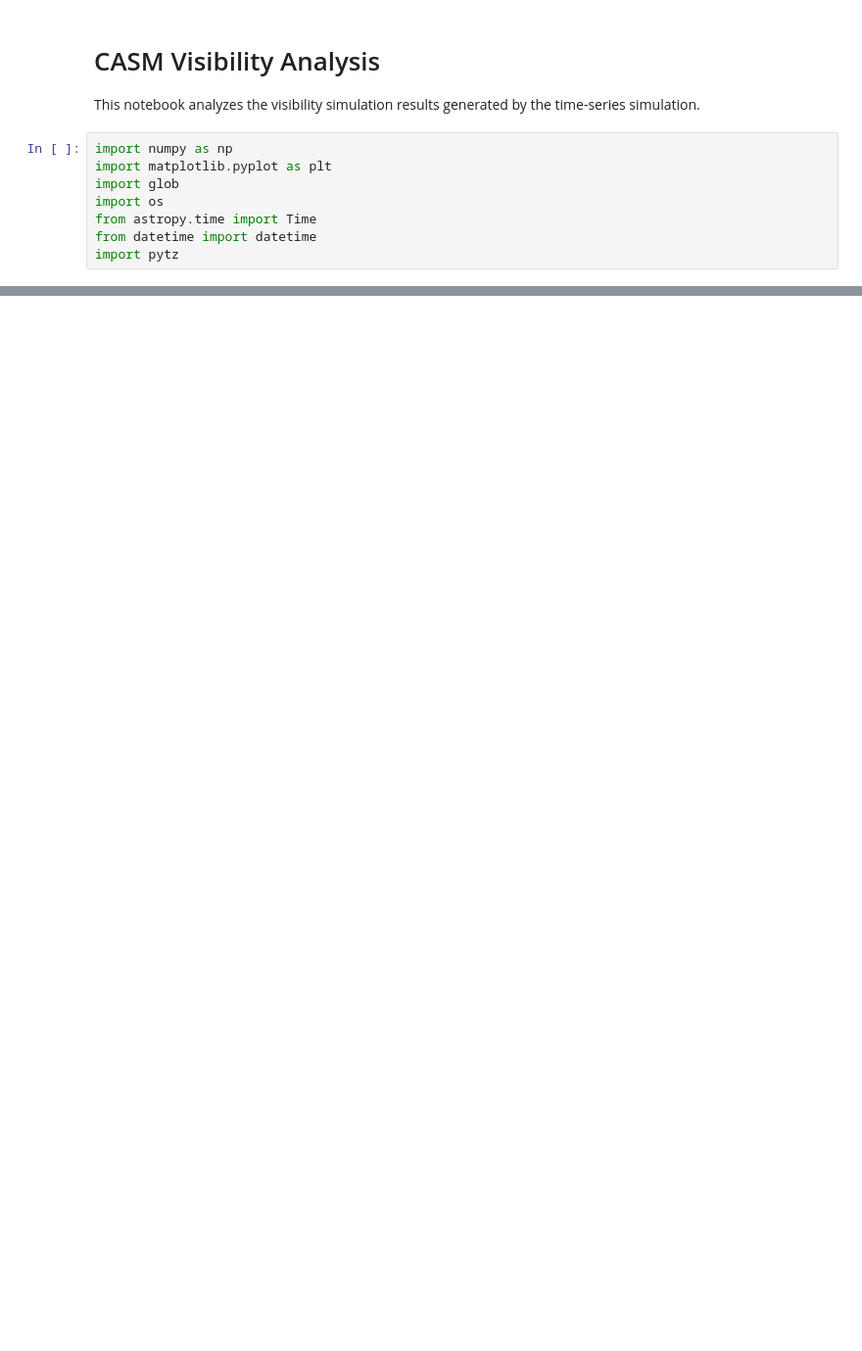
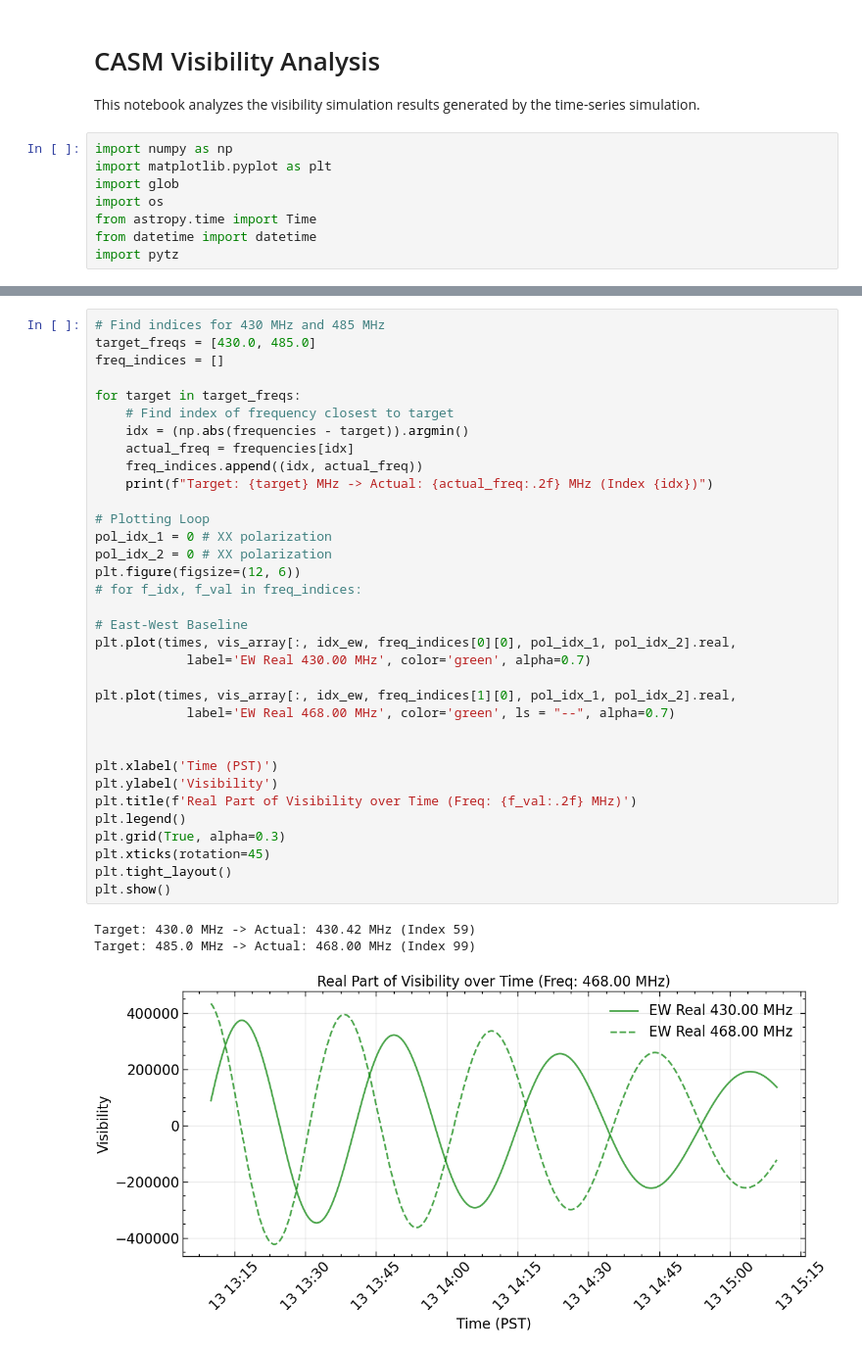
Before and after one commit to Coherent-All-Sky-Monitor/vis-sim, a Jupyter notebook: vis_analyze.ipynb, the cells around one changed output, grey strips where cells are left out. Shown at 98% size. Drawn from its saved outputs; the diff is of its cells as text; blank space fills up the shorter version.

```diff
--- a/vis_analyze.ipynb
+++ b/vis_analyze.ipynb
@@ -83,0 +303,38 @@ t_iso
+# %%
+# Find indices for 430 MHz and 485 MHz
+target_freqs = [430.0, 485.0]
+freq_indices = []
+
+for target in target_freqs:
+    # Find index of frequency closest to target
+    idx = (np.abs(frequencies - target)).argmin()
+    actual_freq = frequencies[idx]
+    freq_indices.append((idx, actual_freq))
+    print(f"Target: {target} MHz -> Actual: {actual_freq:.2f} MHz (Index {idx})")
+
+# Plotting Loop
+pol_idx_1 = 0 # XX polarization
+pol_idx_2 = 0 # XX polarization
+plt.figure(figsize=(12, 6))
+# for f_idx, f_val in freq_indices:
+
+# East-West Baseline
+plt.plot(times, vis_array[:, idx_ew, freq_indices[0][0], pol_idx_1, pol_idx_2].real,
+            label='EW Real 430.00 MHz', color='green', alpha=0.7)
+
+plt.plot(times, vis_array[:, idx_ew, freq_indices[1][0], pol_idx_1, pol_idx_2].real,
+            label='EW Real 468.00 MHz', color='green', ls = "--", alpha=0.7)
+
+
+plt.xlabel('Time (PST)')
+plt.ylabel('Visibility')
+plt.title(f'Real Part of Visibility over Time (Freq: {f_val:.2f} MHz)')
+plt.legend()
+plt.grid(True, alpha=0.3)
+plt.xticks(rotation=45)
+plt.tight_layout()
+plt.show()
+# %% [output]
+Target: 430.0 MHz -> Actual: 430.42 MHz (Index 59)
+Target: 485.0 MHz -> Actual: 468.00 MHz (Index 99)
+[figure, added]
```
Also changed, not shown: parts of 16 cells of this notebook, 3 other files.
